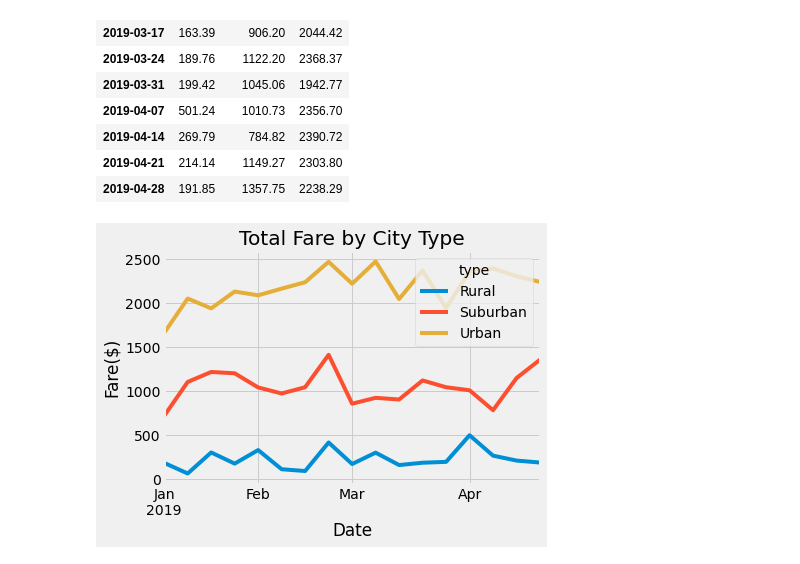
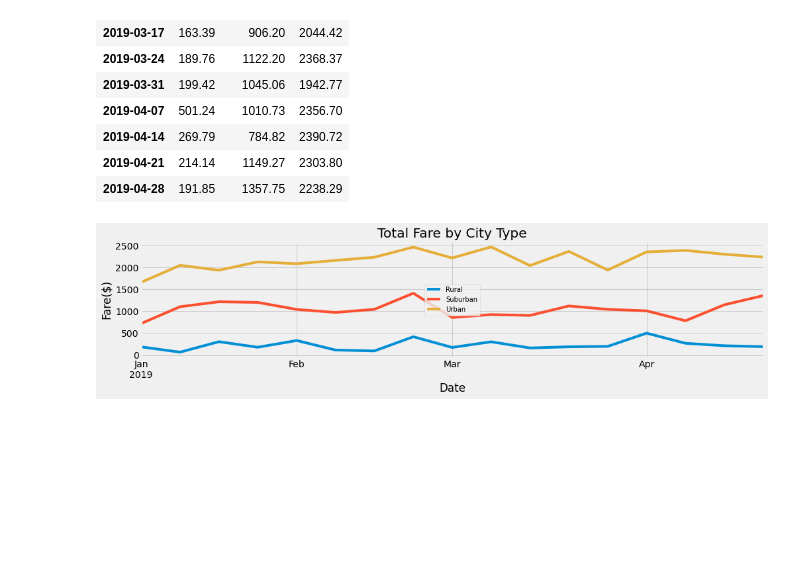
Before and after one commit to cmhume/PyBer_Analysis, a Jupyter notebook: PyBer_Challenge.ipynb, the cells around one changed output. Saved outputs shown, nothing was run; the diff lists cells and outputs as text; code cells hidden in the pictures; blank space fills up the shorter version.

```diff
--- a/PyBer_Challenge.ipynb
+++ b/PyBer_Challenge.ipynb
@@ -243,15 +242,18 @@ fares_by_week_df
 | 2019-04-28 | 191.85 | 1357.75 | 2238.29 |
 # %%
 # 8. Using the object-oriented interface method, plot the resample DataFrame using the df.plot() function.
+plt.rcParams["figure.figsize"] = (15,3)
 fares_by_week_df.plot()
 # Create labels for the x and y axes.
 plt.xlabel("Date")
 plt.ylabel("Fare($)")
 # Create a title.
 plt.title("Total Fare by City Type")
+plt.legend(loc='center', prop={'size': 10})
 # Import the style from Matplotlib.
 from matplotlib import style
 # Use the graph style fivethirtyeight.
 style.use('fivethirtyeight')
+plt.savefig("analysis/PyBer_fare_summary.png")
 # %% [output]
-[figure, old version]
+[figure, new version]
```
Also changed, not shown: parts of 1 cell of this notebook, 1 other file.
